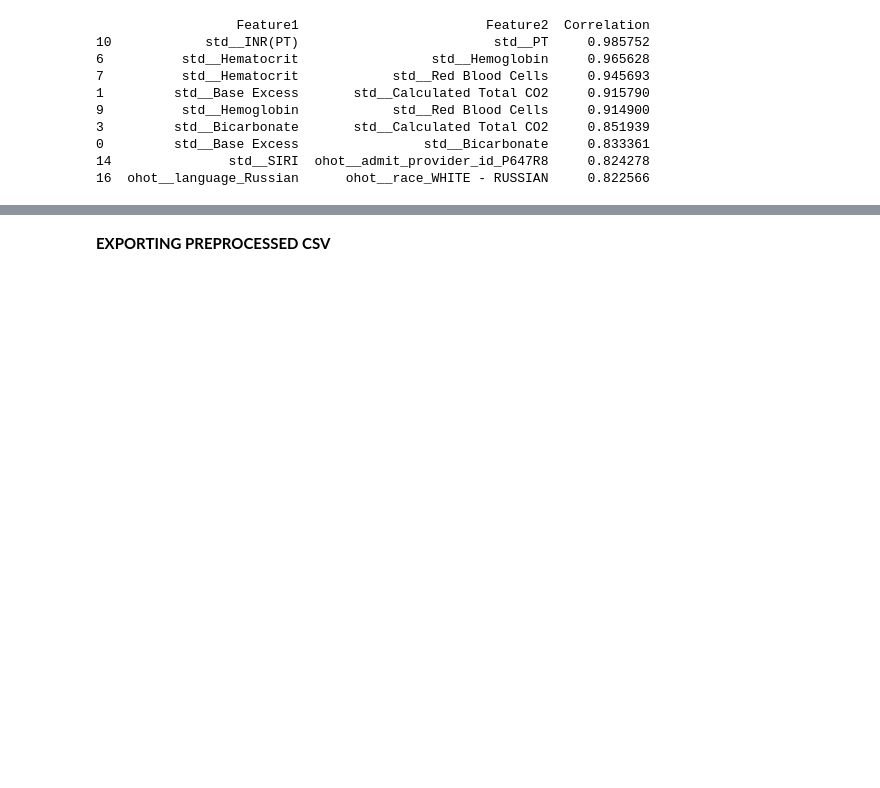
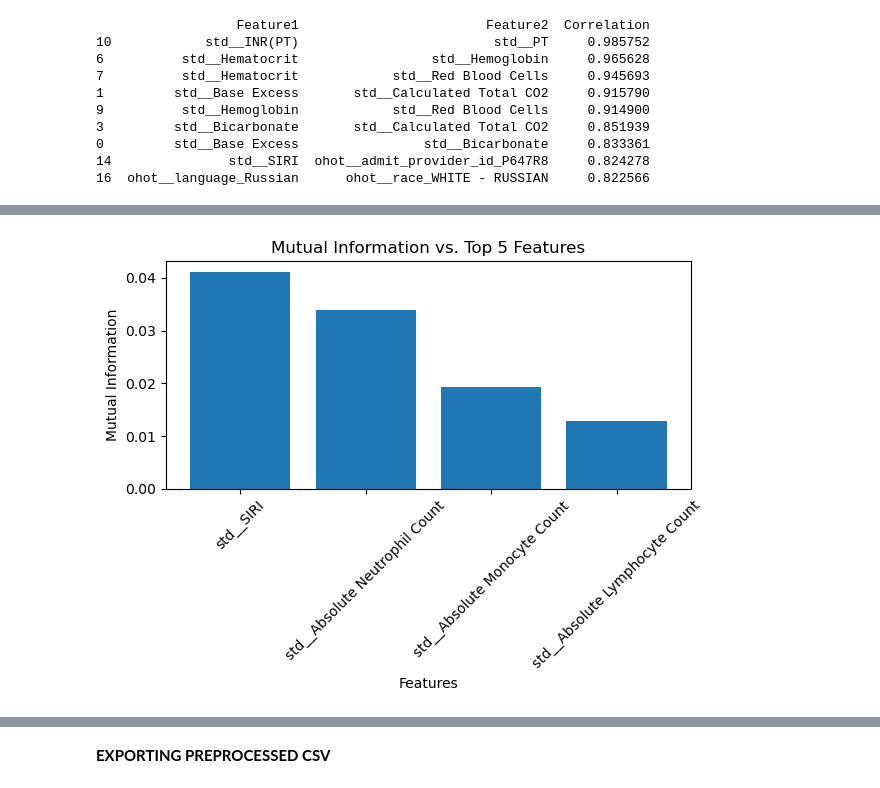
Before and after one commit to roshanparikh/codedependency, a Jupyter notebook: preprocess.ipynb, the cells around one changed output, grey strips where cells are left out. Drawn from its saved outputs; the diff is of its cells as text; code cells hidden in the pictures; blank space fills up the shorter version.

```diff
--- a/preprocess.ipynb
+++ b/preprocess.ipynb
@@ -299,0 +300,19 @@ plt.show()
+# %%
+# Exploring SIRI vs target
+X_immune = X_filt[["std__Absolute Lymphocyte Count", "std__Absolute Monocyte Count", "std__Absolute Neutrophil Count", "std__SIRI"]]
+mc = mutual_info_classif(X_immune, y_train)
+non_lin_corr = pd.Series(mc, X_immune.columns).sort_values(ascending=False)
+
+Xm = non_lin_corr.head(10).index
+Ym = non_lin_corr.head(10).values
+
+plt.bar(Xm, Ym)
+figsize=(4,3)
+plt.title(f'Mutual Information vs. Top 5 Features')
+plt.xticks(rotation=45)
+plt.xlabel('Features')
+plt.ylabel('Mutual Information')
+plt.tight_layout()
+plt.show()
+# %% [output]
+[figure, added]
```
Also changed, not shown: parts of 3 cells of this notebook.
